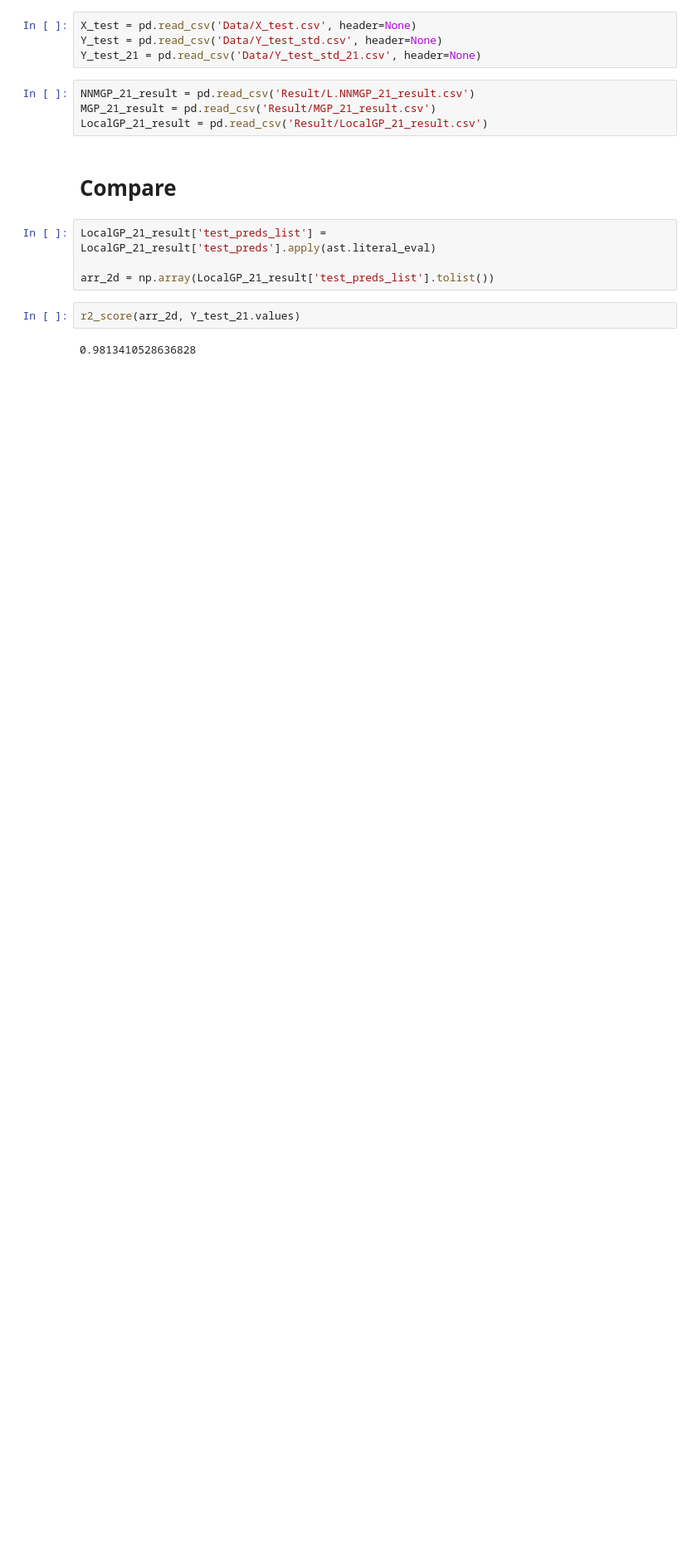
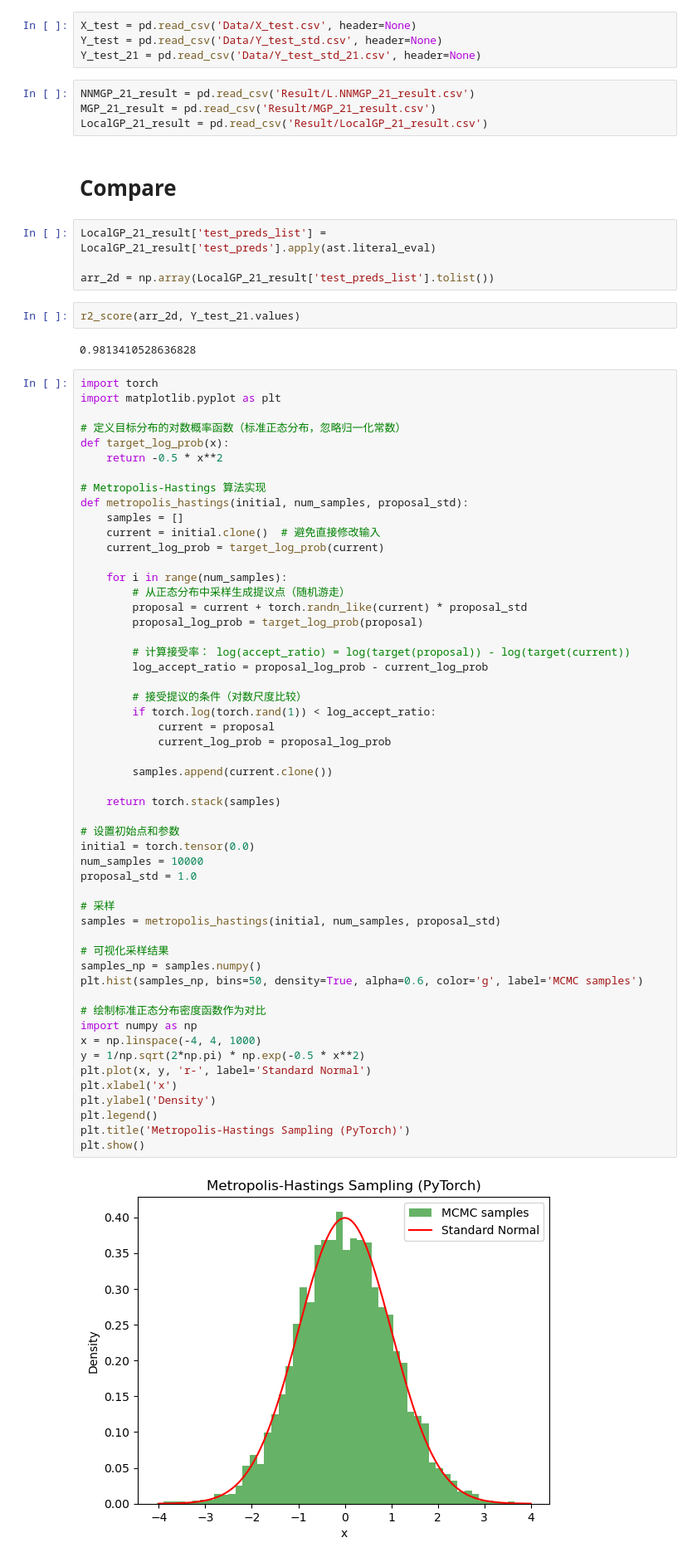
Before and after one commit to Aether-Ren/Multioutput_FixedG_GP, a Jupyter notebook: Resultcheck.ipynb, the cells around one changed output. Shown at 83% size. Drawn from its saved outputs; the diff is of its cells as text; blank space fills up the shorter version.

```diff
--- a/Resultcheck.ipynb
+++ b/Resultcheck.ipynb
@@ -27,3 +27,58 @@ arr_2d = np.array(LocalGP_21_result['test_preds_list'].tolist())
 r2_score(arr_2d, Y_test_21.values)
 # %% [output]
 0.9813410528636828
+# %%
+import torch
+import matplotlib.pyplot as plt
+
+# 定义目标分布的对数概率函数（标准正态分布，忽略归一化常数）
+def target_log_prob(x):
+    return -0.5 * x**2
+
+# Metropolis-Hastings 算法实现
+def metropolis_hastings(initial, num_samples, proposal_std):
+    samples = []
+    current = initial.clone()  # 避免直接修改输入
+    current_log_prob = target_log_prob(current)
+
+    for i in range(num_samples):
+        # 从正态分布中采样生成提议点（随机游走）
+        proposal = current + torch.randn_like(current) * proposal_std
+        proposal_log_prob = target_log_prob(proposal)
+
+        # 计算接受率： log(accept_ratio) = log(target(proposal)) - log(target(current))
+        log_accept_ratio = proposal_log_prob - current_log_prob
+
+        # 接受提议的条件（对数尺度比较）
+        if torch.log(torch.rand(1)) < log_accept_ratio:
+            current = proposal
+            current_log_prob = proposal_log_prob
+
+        samples.append(current.clone())
+
+    return torch.stack(samples)
+
+# 设置初始点和参数
+initial = torch.tensor(0.0)
+num_samples = 10000
+proposal_std = 1.0
+
+# 采样
+samples = metropolis_hastings(initial, num_samples, proposal_std)
+
+# 可视化采样结果
+samples_np = samples.numpy()
+plt.hist(samples_np, bins=50, density=True, alpha=0.6, color='g', label='MCMC samples')
+
+# 绘制标准正态分布密度函数作为对比
+import numpy as np
+x = np.linspace(-4, 4, 1000)
+y = 1/np.sqrt(2*np.pi) * np.exp(-0.5 * x**2)
+plt.plot(x, y, 'r-', label='Standard Normal')
+plt.xlabel('x')
+plt.ylabel('Density')
+plt.legend()
+plt.title('Metropolis-Hastings Sampling (PyTorch)')
+plt.show()
+# %% [output]
+[figure, added]
```
Also changed, not shown: 7 other files.
